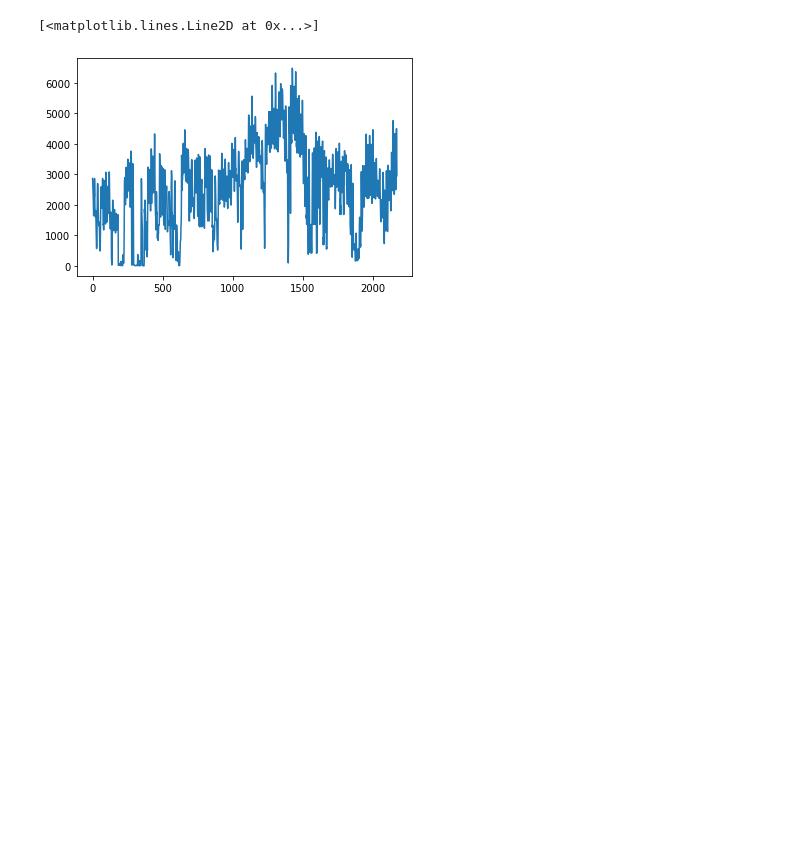
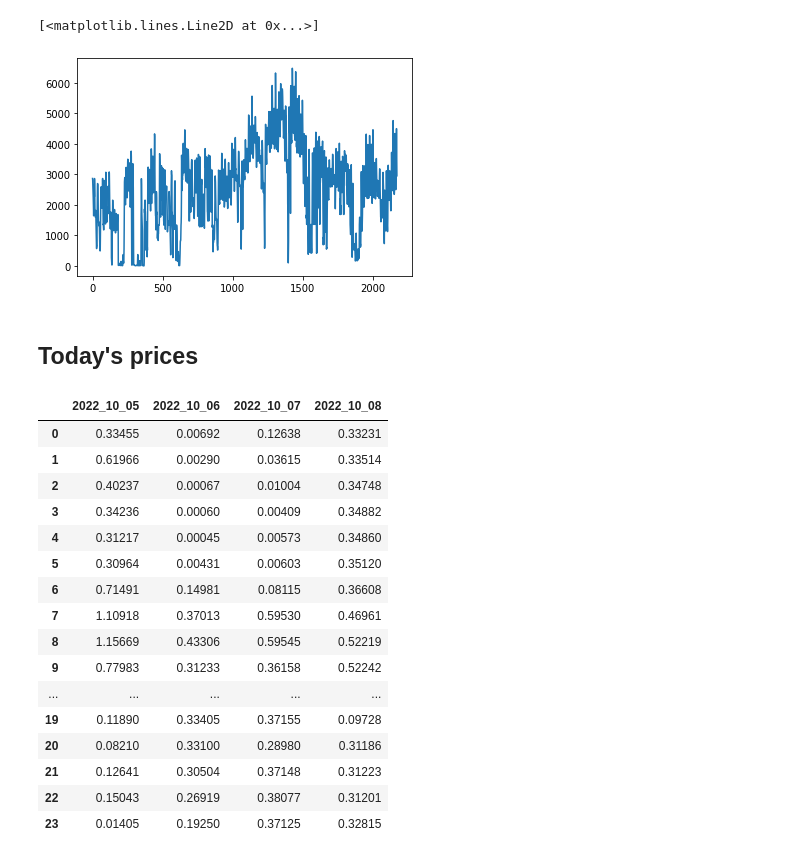
Before and after one commit to skipperkongen/elarb, a Jupyter notebook: notebooks/simulator.ipynb, the cells around one changed output. Drawn from its saved outputs; the diff is of its cells as text; code cells hidden in the pictures; blank space fills up the shorter version.

```diff
--- a/notebooks/simulator.ipynb
+++ b/notebooks/simulator.ipynb
@@ -313,3 +360,26 @@ plt.plot(spot_dkk)
 Total reward = 0.0
 [<matplotlib.lines.Line2D at 0x...>]
 [figure]
+# %% [markdown]
+## Today's prices
+# %%
+today
+pivot_to_hm(download_nordpool_data('2022-10-05', '2022-10-09'))
+# %% [output]
+|  | 2022_10_05 | 2022_10_06 | 2022_10_07 | 2022_10_08 |
+| 0 | 0.33455 | 0.00692 | 0.12638 | 0.33231 |
+| 1 | 0.61966 | 0.00290 | 0.03615 | 0.33514 |
+| 2 | 0.40237 | 0.00067 | 0.01004 | 0.34748 |
+| 3 | 0.34236 | 0.00060 | 0.00409 | 0.34882 |
+| 4 | 0.31217 | 0.00045 | 0.00573 | 0.34860 |
+| 5 | 0.30964 | 0.00431 | 0.00603 | 0.35120 |
+| 6 | 0.71491 | 0.14981 | 0.08115 | 0.36608 |
+| 7 | 1.10918 | 0.37013 | 0.59530 | 0.46961 |
+| 8 | 1.15669 | 0.43306 | 0.59545 | 0.52219 |
+| 9 | 0.77983 | 0.31233 | 0.36158 | 0.52242 |
+| ... | ... | ... | ... | ... |
+| 19 | 0.11890 | 0.33405 | 0.37155 | 0.09728 |
+| 20 | 0.08210 | 0.33100 | 0.28980 | 0.31186 |
+| 21 | 0.12641 | 0.30504 | 0.37148 | 0.31223 |
+| 22 | 0.15043 | 0.26919 | 0.38077 | 0.31201 |
+| 23 | 0.01405 | 0.19250 | 0.37125 | 0.32815 |
```
Also changed, not shown: parts of 4 cells of this notebook, 25 other files.
